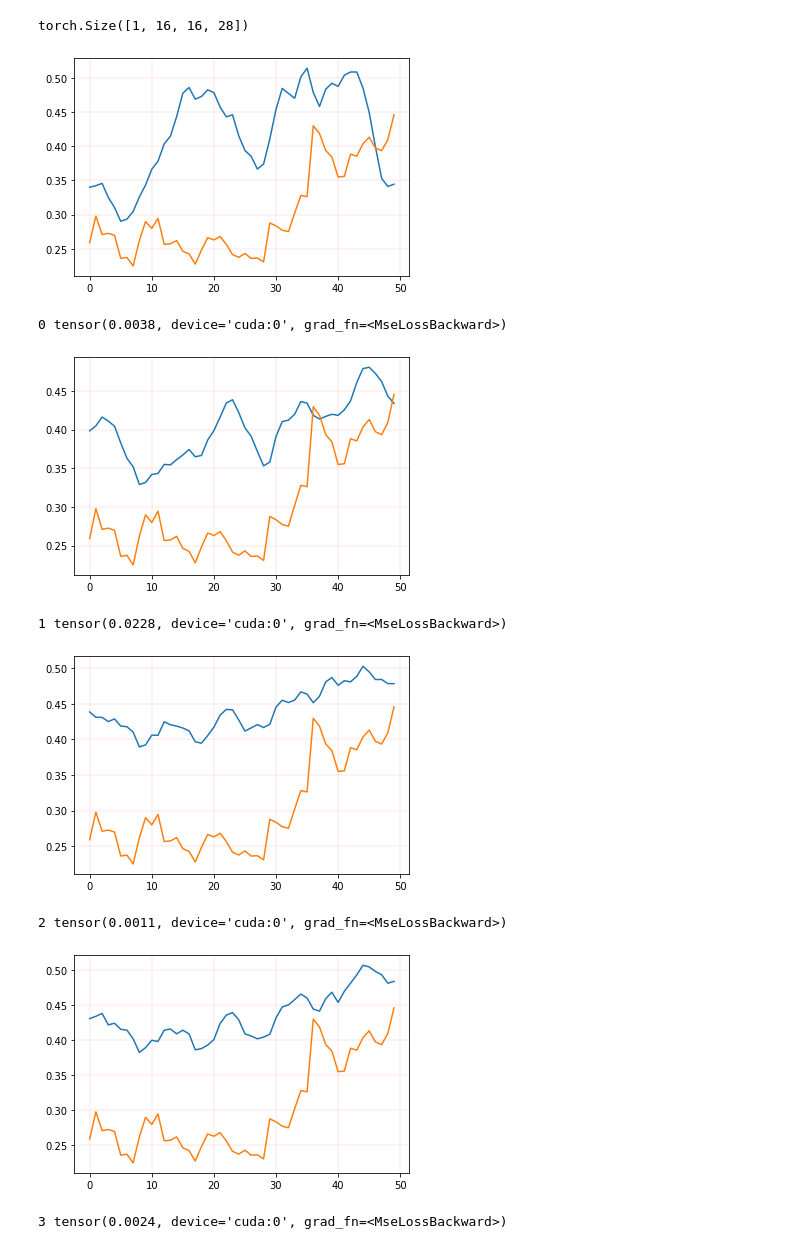
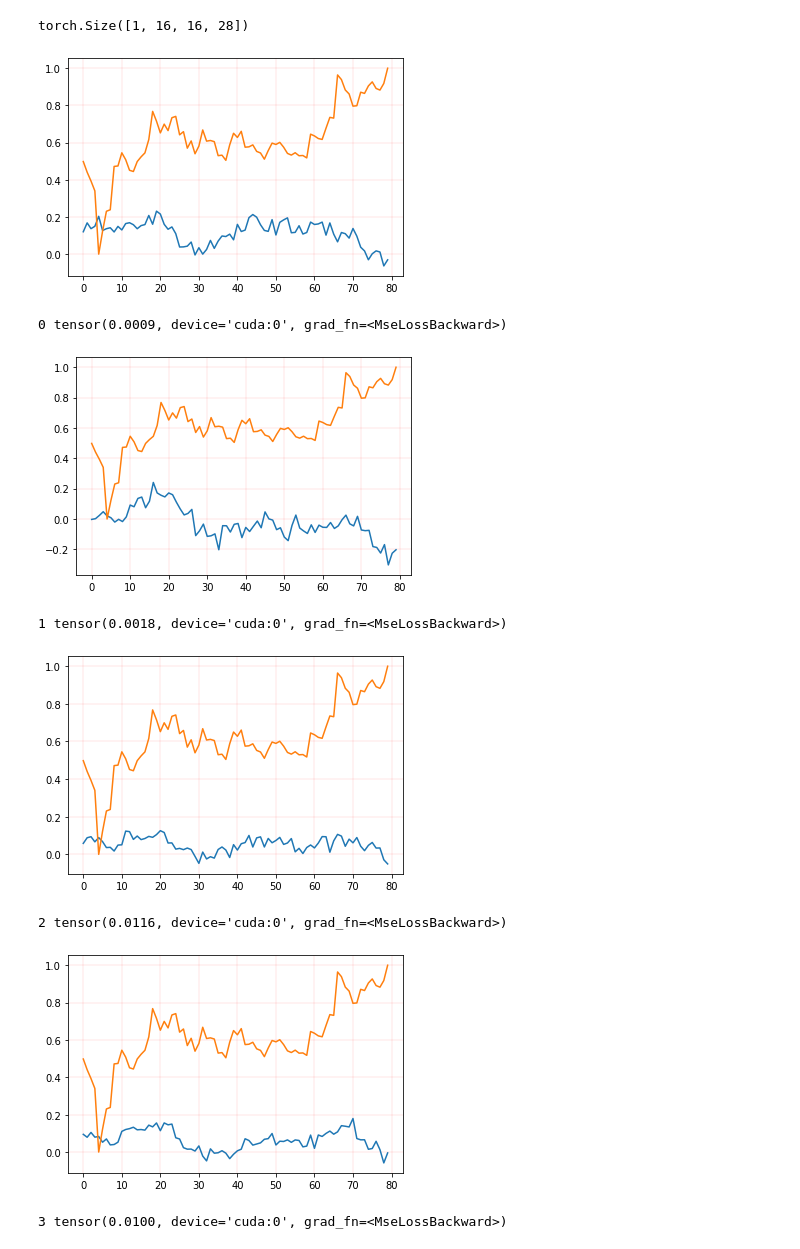
Before and after one commit to mraarabzadeh/University_prj, a Jupyter notebook: CNN.ipynb, the cells around one changed output. Cells and saved outputs as stored; diff of their text form; code cells hidden in the pictures.

```diff
--- a/CNN.ipynb
+++ b/CNN.ipynb
@@ -57,17 +57,27 @@ class ConvolutionalNetwork(nn.Module):
         super().__init__()
         self.conv1 = nn.Conv2d(1, 10, 3, 1)
         self.conv2 = nn.Conv2d(10, 20, 3, 1)
-        self.fc1 = nn.Linear(16*28*20, 150)
-        self.fc2 = nn.Linear(150, 90)
-        self.fc3 = nn.Linear(90,1)
+        self.conv3 = nn.Conv2d(20, 40, 4, 1)
+
+        self.fc1 = nn.Linear(13*25*40, 200)
+        self.fc2 = nn.Linear(200, 110)
+        self.fc3 = nn.Linear(110,50)
+        self.fc4 = nn.Linear(50,1)
+
+        self.drop1 = nn.Dropout(p=.3)
+        self.drop2 = nn.Dropout(p=.3)
 
     def forward(self, X):
         X = self.conv1(X)
         X = self.conv2(X)
-        X = X.view(-1, 16*28*20)
+        X = self.conv3(X)
+        X = X.view(-1, 13*25*40)
         X = self.fc1(X)
+        X = self.drop1(X)
         X = self.fc2(X)
+        X = self.drop2(X)
         X = self.fc3(X)
+        X = self.fc4(X)
         return X
 # %%
 def make_input(seq,ws, st_col, end_col):
@@ -132,14 +142,16 @@ torch.manual_seed(43)
 # %%
 scaler = MinMaxScaler(feature_range=(0, 1 ))
 add_indicators()
-df=np.append(df, df['Close'].values.astype(float).reshape(-1,1), axis=1)
-df = pd.DataFrame(data=df)
+new_df = df
+# new_df = np.array(PCA_function(df, 20))
+new_df=np.append(new_df, df['Close'].values.astype(float).reshape(-1,1), axis=1)
+new_df = pd.DataFrame(data=new_df)
 
-train_set = np.array(df[:-400].values.astype(float))
+train_set = np.array(new_df[-500:-100].values.astype(float))
 train_set = scaler.fit_transform(train_set)
 train_set = make_input(train_set, WS, st_col=0, end_col=32)
 
-test = df[-400:].values.astype(float)
+test = new_df[-100:].values.astype(float)
 test = scaler.fit_transform(test)
 test = make_input(test,WS, st_col=0, end_col=32)
 # %%
@@ -164,36 +192,36 @@ X.shape
 torch.Size([1, 16, 16, 28])
 # %%
 # %%
-epoch = 200
+epoch = 400
 preds_in_learn = []
 reals_in_learn = []
 optimizer = torch.optim.Adam(instance.parameters(), lr=.0001)
 for i in range(epoch):
     for seq, y in train_set:
         pred = instance.forward(seq)
         loss = criterion(pred,y)
         optimizer.zero_grad()
         loss.backward()
         optimizer.step()
     with torch.no_grad():
         for item , y in test:
             preds_in_learn.append(instance.forward(item))
             reals_in_learn.append(y)
-    plt.plot(range(50), preds_in_learn[-50:],)
+    plt.plot(range(80), preds_in_learn[-80:],)
     # plt.show()
     plt.grid(color='r', linestyle='-', linewidth=.1, zorder=.1)
     # plt.show()
-    plt.plot(range(50), reals_in_learn[-50:])
+    plt.plot(range(80), reals_in_learn[-80:])
     plt.show()
     preds_in_learn.clear()
     reals_in_learn.clear()
     print(i, loss)
 # %% [output]
-[figure, old version]
+[figure, new version]
-0 tensor(0.0038, device='cuda:0', grad_fn=<MseLossBackward>)
+0 tensor(0.0009, device='cuda:0', grad_fn=<MseLossBackward>)
-[figure, old version]
+[figure, new version]
-1 tensor(0.0228, device='cuda:0', grad_fn=<MseLossBackward>)
+1 tensor(0.0018, device='cuda:0', grad_fn=<MseLossBackward>)
-[figure, old version]
+[figure, new version]
-2 tensor(0.0011, device='cuda:0', grad_fn=<MseLossBackward>)
+2 tensor(0.0116, device='cuda:0', grad_fn=<MseLossBackward>)
-[figure, old version]
+[figure, new version]
-3 tensor(0.0024, device='cuda:0', grad_fn=<MseLossBackward>)
+3 tensor(0.0100, device='cuda:0', grad_fn=<MseLossBackward>)
```
Also changed, not shown: parts of 5 cells of this notebook, 19 other files.
